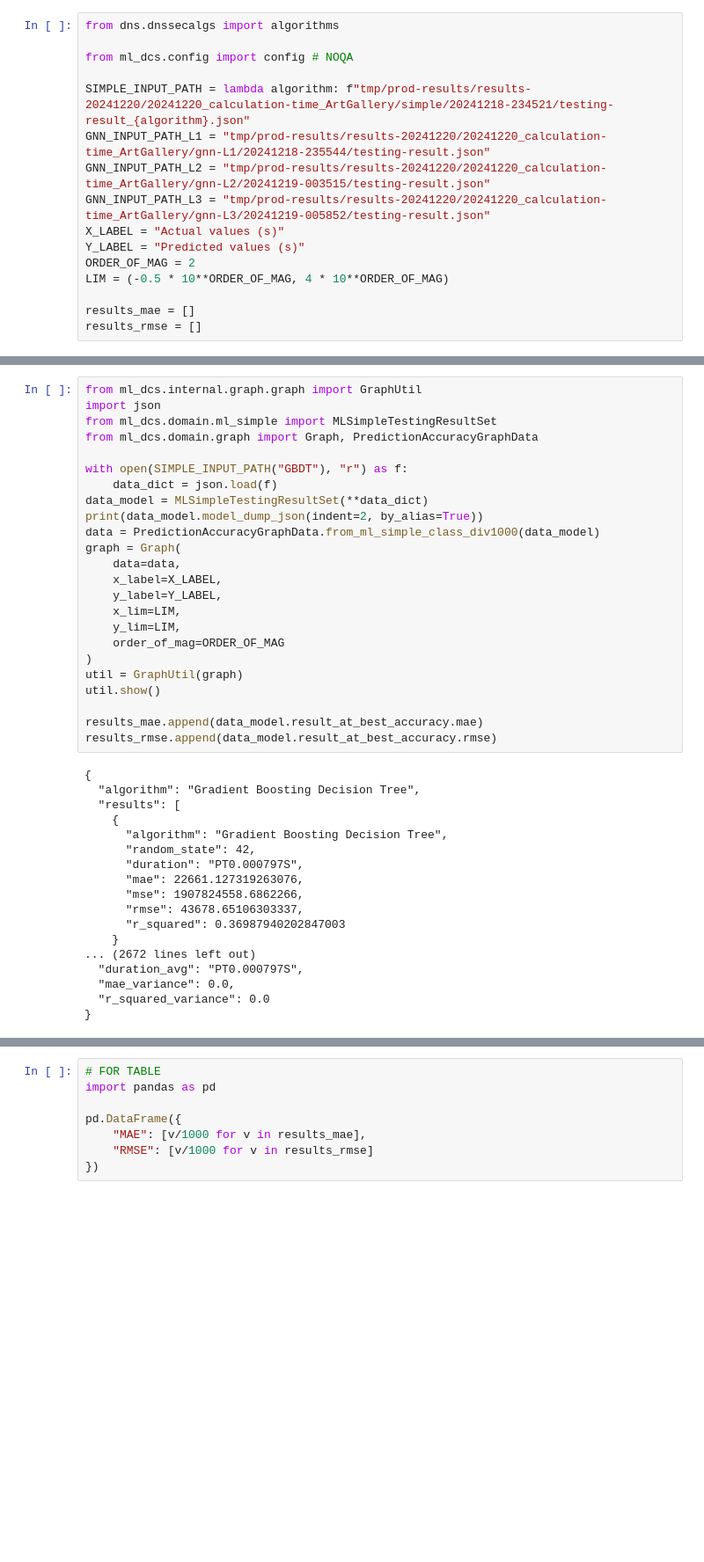
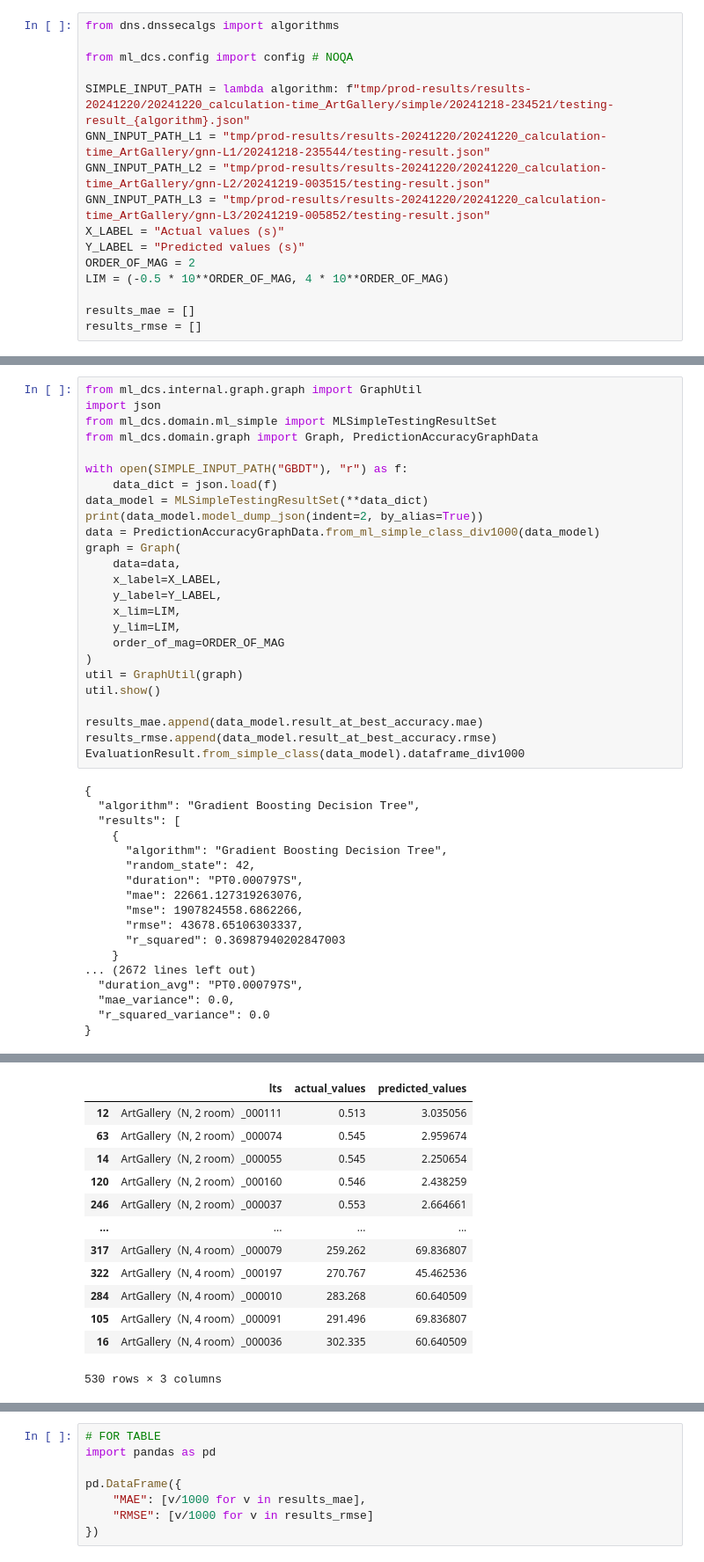
Before and after one commit to ITK13201/ml-dcs, a Jupyter notebook: ml-dcs/notebooks/evaluation_20241220/results/unknown_scenarios/calculation-time_HC.ipynb, the cells around one changed output, grey strips where cells are left out. Shown: that part at 88% size. Drawn from its saved outputs; the diff is of its cells as text; blank space fills up the shorter version.

```diff
--- a/ml-dcs/notebooks/evaluation_20241220/results/unknown_scenarios/calculation-time_HC.ipynb
+++ b/ml-dcs/notebooks/evaluation_20241220/results/unknown_scenarios/calculation-time_HC.ipynb
@@ -73,33 +74,47 @@ graph = Graph(
     x_label=X_LABEL,
     y_label=Y_LABEL,
     x_lim=LIM,
     y_lim=LIM,
     order_of_mag=ORDER_OF_MAG
 )
 util = GraphUtil(graph)
 util.show()
 
 results_mae.append(data_model.result_at_best_accuracy.mae)
 results_rmse.append(data_model.result_at_best_accuracy.rmse)
+EvaluationResult.from_simple_class(data_model).dataframe_div1000
 # %% [output]
 {
   "algorithm": "Gradient Boosting Decision Tree",
   "results": [
     {
       "algorithm": "Gradient Boosting Decision Tree",
       "random_state": 42,
       "duration": "PT0.000797S",
       "mae": 22661.127319263076,
       "mse": 1907824558.6862266,
       "rmse": 43678.65106303337,
       "r_squared": 0.36987940202847003
     }
 ... (2672 lines left out)
   "duration_avg": "PT0.000797S",
   "mae_variance": 0.0,
   "r_squared_variance": 0.0
 }
 [figure]
+|  | lts | actual_values | predicted_values |
+| 12 | ArtGallery（N, 2 room）_000111 | 0.513 | 3.035056 |
+| 63 | ArtGallery（N, 2 room）_000074 | 0.545 | 2.959674 |
+| 14 | ArtGallery（N, 2 room）_000055 | 0.545 | 2.250654 |
+| 120 | ArtGallery（N, 2 room）_000160 | 0.546 | 2.438259 |
+| 246 | ArtGallery（N, 2 room）_000037 | 0.553 | 2.664661 |
+| ... | ... | ... | ... |
+| 317 | ArtGallery（N, 4 room）_000079 | 259.262 | 69.836807 |
+| 322 | ArtGallery（N, 4 room）_000197 | 270.767 | 45.462536 |
+| 284 | ArtGallery（N, 4 room）_000010 | 283.268 | 60.640509 |
+| 105 | ArtGallery（N, 4 room）_000091 | 291.496 | 69.836807 |
+| 16 | ArtGallery（N, 4 room）_000036 | 302.335 | 60.640509 |
+530 rows × 3 columns
 # %%
 from ml_dcs.internal.graph.graph import GraphUtil
 import json
```
Also changed, not shown: parts of 2 cells of this notebook, 9 other files.
